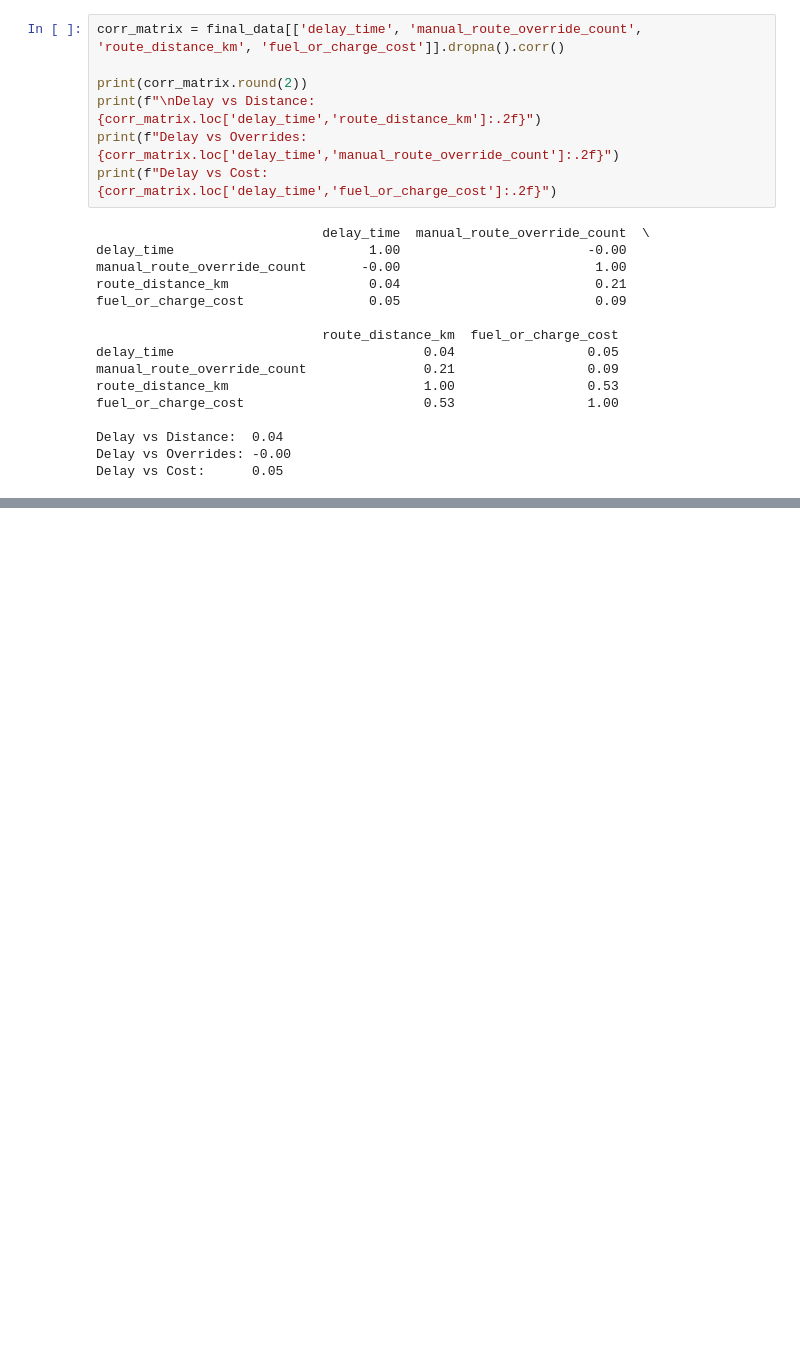
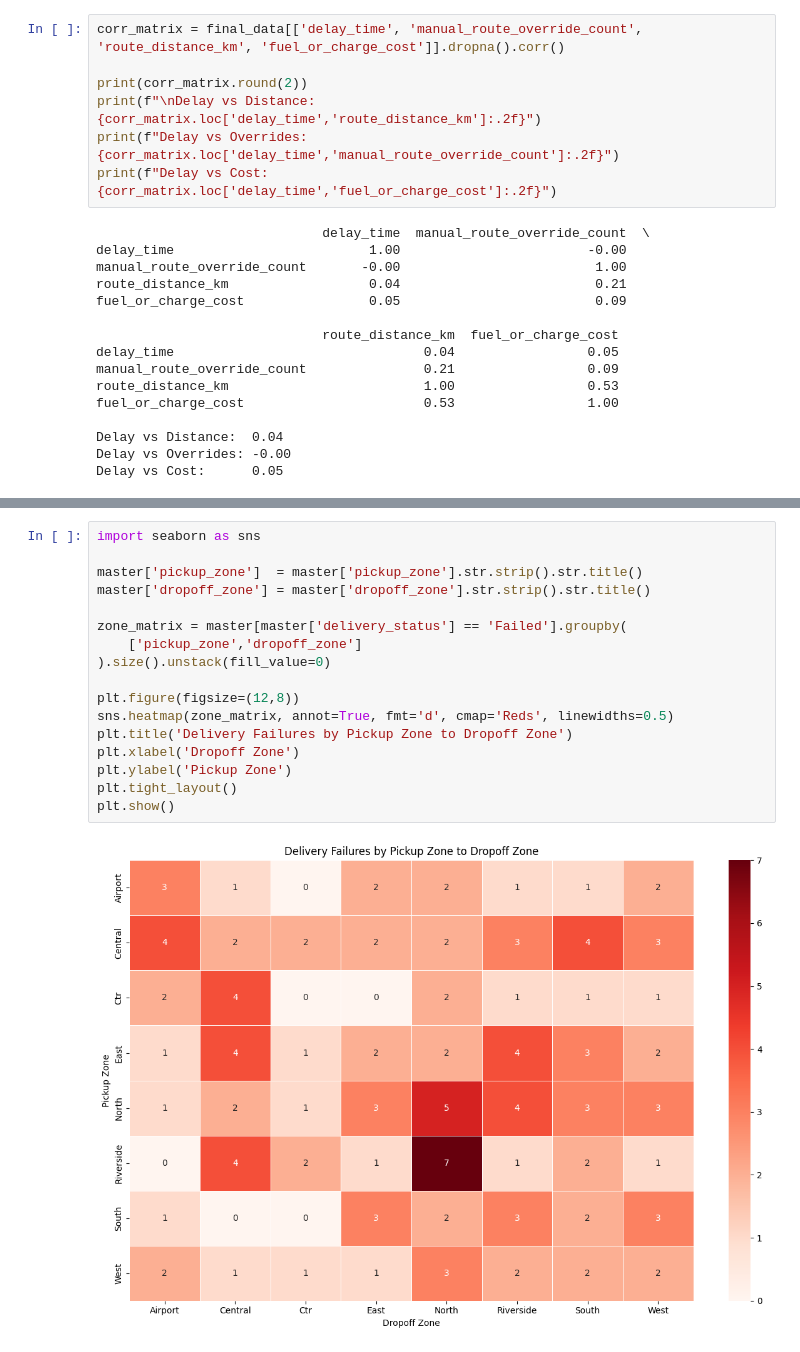
Before and after one commit to Ammar-muz/NorthStar-Analytics, a Jupyter notebook: northstar_analysis.ipynb, the cells around one changed output, grey strips where cells are left out. Drawn from its saved outputs; the diff is of its cells as text; blank space fills up the shorter version.

```diff
--- a/northstar_analysis.ipynb
+++ b/northstar_analysis.ipynb
@@ -488,0 +599,19 @@ Delay vs Cost:      0.05
+# %%
+import seaborn as sns
+
+master['pickup_zone']  = master['pickup_zone'].str.strip().str.title()
+master['dropoff_zone'] = master['dropoff_zone'].str.strip().str.title()
+
+zone_matrix = master[master['delivery_status'] == 'Failed'].groupby(
+    ['pickup_zone','dropoff_zone']
+).size().unstack(fill_value=0)
+
+plt.figure(figsize=(12,8))
+sns.heatmap(zone_matrix, annot=True, fmt='d', cmap='Reds', linewidths=0.5)
+plt.title('Delivery Failures by Pickup Zone to Dropoff Zone')
+plt.xlabel('Dropoff Zone')
+plt.ylabel('Pickup Zone')
+plt.tight_layout()
+plt.show()
+# %% [output]
+[figure, added]
```
Also changed, not shown: parts of 7 cells of this notebook.
